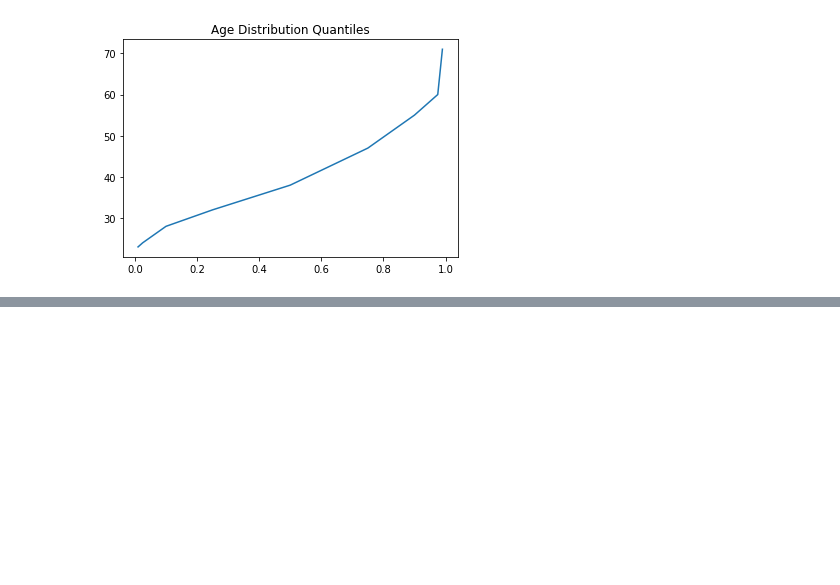
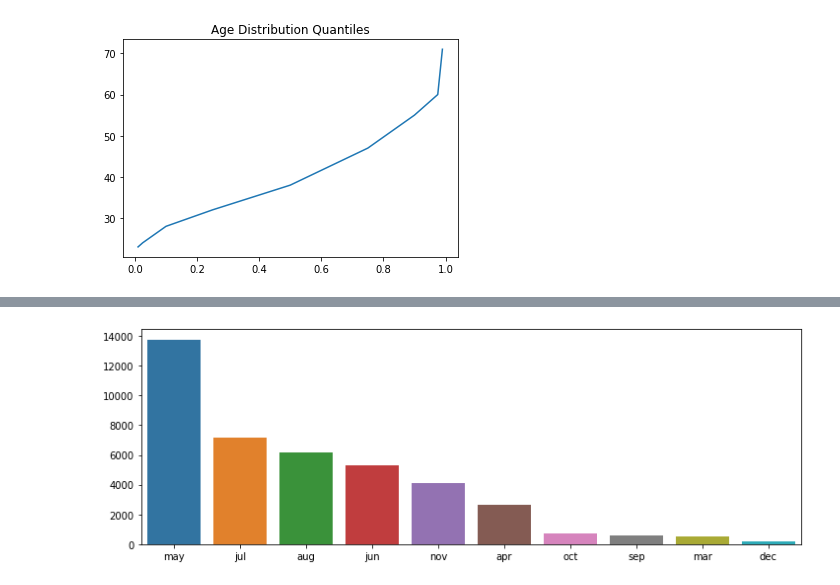
Before and after one commit to jacksdata/Bank-Data-EDA-Dashboard, a Jupyter notebook: Bank_EDA+Predict+Dashboard.ipynb, the cells around one changed output, grey strips where cells are left out. Cells and saved outputs as stored; diff of their text form; code cells hidden in the pictures; blank space fills up the shorter version.

```diff
--- a/Bank_EDA+Predict+Dashboard.ipynb
+++ b/Bank_EDA+Predict+Dashboard.ipynb
@@ -105,0 +240,3 @@ df['age'].quantile([.01, .025, .1, .25, .5, .75, .9, .975, .99]).plot(kind='line
+# %%
+month_sum = df['month'].value_counts()
+month_sum
@@ -105,0 +255,7 @@ df['age'].quantile([.01, .025, .1, .25, .5, .75, .9, .975, .99]).plot(kind='line
+# %%
+fig, ax = plt.subplots()
+fig.set_size_inches((12,4))
+sns.barplot(x=month_sum.index,y=month_sum.values,ax=ax)
+plt.show()
+# %% [output]
+[figure, added]
```
Also changed, not shown: parts of 50 cells of this notebook.
